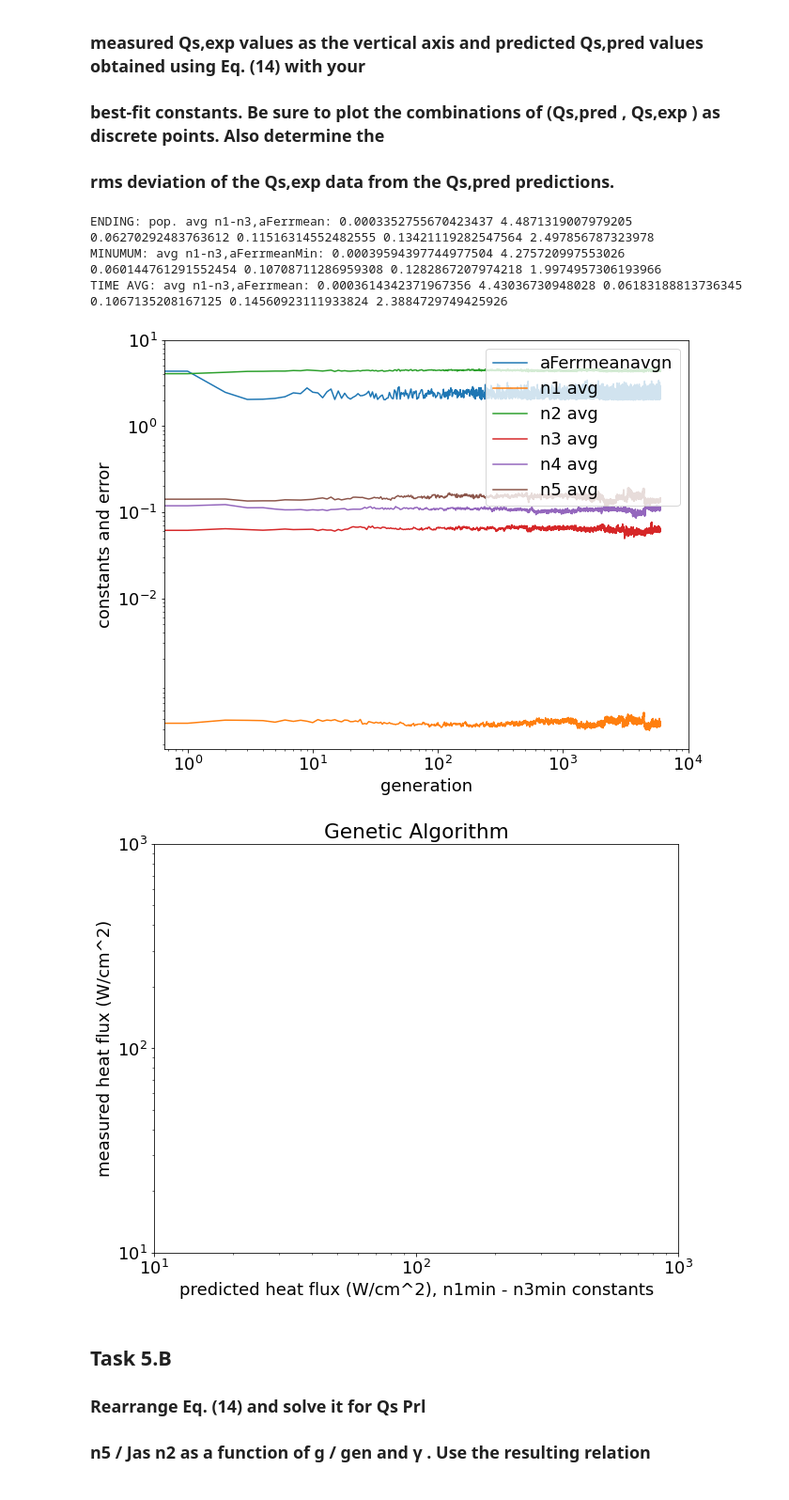
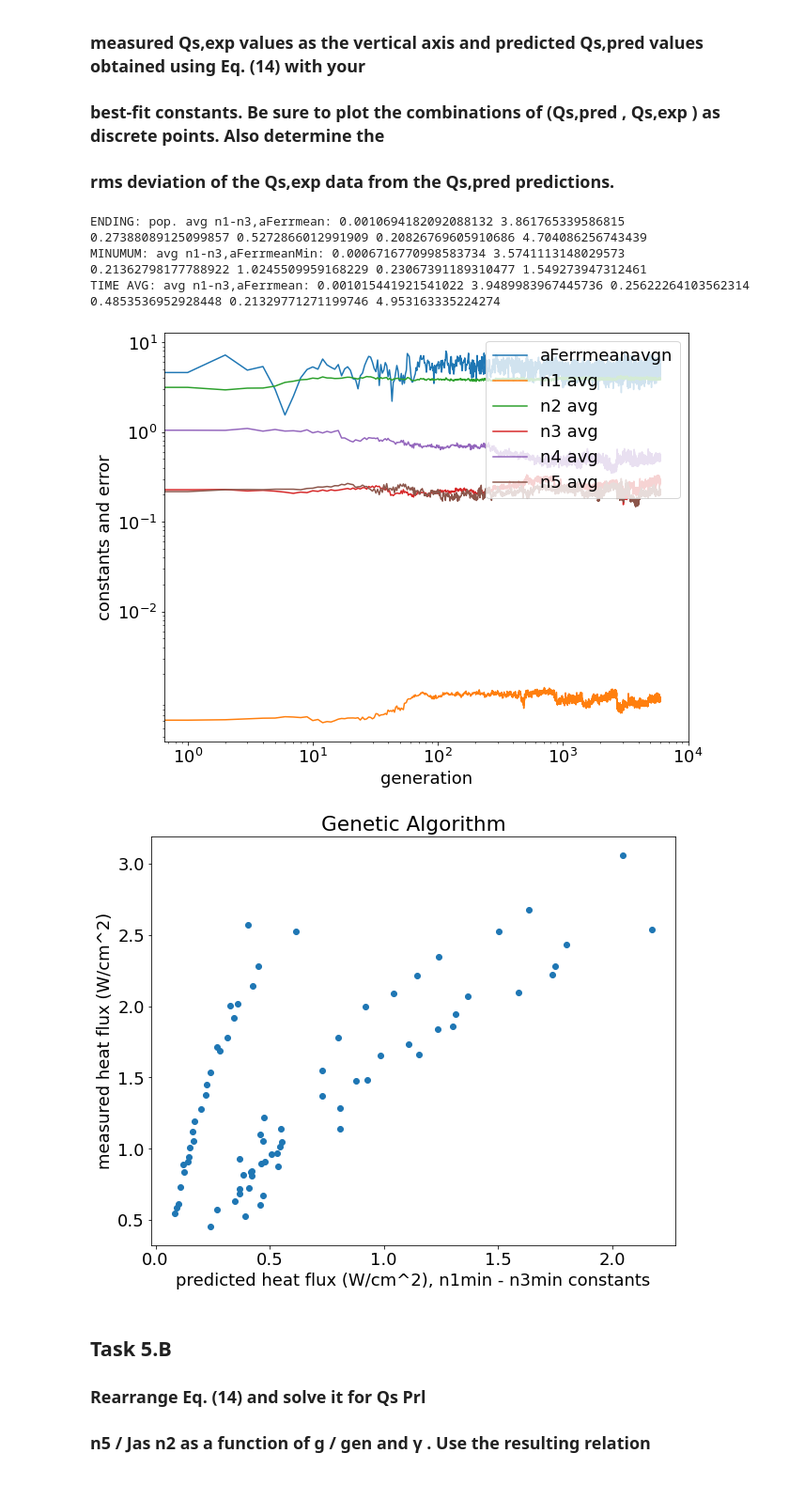
Before and after one commit to joshuaaduarte/Gravitational-Boiling-Machine-Learning, a Jupyter notebook: projectOne.ipynb, the cells around one changed output. Shown at 94% size. Cells and saved outputs as stored; diff of their text form; code cells hidden in the pictures.

```diff
--- a/projectOne.ipynb
+++ b/projectOne.ipynb
@@ -3896,14 +3927,22 @@ for k in range(NGEN-1):
     n4avg.append(0.0)
     n5avg.append(0.0)
 
-'''guesses for initial solution population'''
+'''guesses for initial solution population
 
 n0i = -1.0
 n1i = 0.00027
 n2i = 4.0
 n3i = 0.063
-n4i = 0.1215
+n4i = 1.215
 n5i = 0.145
+'''
+
+n0i = -1.0
+n1i = 0.000476
+n2i = 3.028
+n3i = 0.2249
+n4i = 1.054
+n5i = 0.217
 
 #- initialize arrays before start of evolution loop EL
 #then - create array of DNA strands n[i] and ntemp[i] with dimesnion NS = 5
@@ -4157,41 +4196,41 @@ for i in range(ND):
 plt.rcParams.update({'font.size': 18})
 # aFerrmeanavgn[k] is the mean of the Ferravgn[i] for the population of organisms/solutions
 # computed using the mean n values
 plt.plot(gen, aFerrmeanavgn)
 plt.plot(gen, n1avg)
 plt.plot(gen, n2avg)
 plt.plot(gen, n3avg)
 # plt.legend(['aFerrmeanavgn', 'n1 avg', 'n2 avg', 'n3 avg'], loc='lower left')
 plt.plot(gen, n4avg)
 plt.plot(gen, n5avg)
 plt.legend(['aFerrmeanavgn', 'n1 avg', 'n2 avg', 'n3 avg', 'n4 avg', 'n5 avg'], loc='upper right')
 
 # naming the x axis
 plt.xlabel('generation')
 # naming the y axis
 plt.ylabel('constants and error')
 plt.loglog()
 plt.yticks([0.01,0.1,1.0,10])
 plt.xticks([1,10,100,1000,10000])
 plt.show()
 
 # data vs. predicted heat flux plot
 plt.scatter(qpppred, qppdata)
 plt.title('Genetic Algorithm')
 plt.xlabel('predicted heat flux (W/cm^2), n1min - n3min constants')
 plt.ylabel('measured heat flux (W/cm^2)')
-plt.loglog()
-plt.xlim(xmax = 1000, xmin = 10)
-plt.ylim(ymax = 1000, ymin = 10)
+#plt.loglog()
+#plt.xlim(xmax = 1000, xmin = 10)
+#plt.ylim(ymax = 1000, ymin = 10)
 plt.show()
 
 # end CodeP1.2F22
 # %% [output]
-ENDING: pop. avg n1-n3,aFerrmean: 0.0003352755670423437 4.4871319007979205 0.06270292483763612 0.11516314552482555 0.13421119282547564 2.497856787323978
-MINUMUM: avg n1-n3,aFerrmeanMin: 0.00039594397744977504 4.275720997553026 0.060144761291552454 0.10708711286959308 0.1282867207974218 1.9974957306193966
-TIME AVG: avg n1-n3,aFerrmean: 0.0003614342371967356 4.43036730948028 0.06183188813736345 0.1067135208167125 0.14560923111933824 2.3884729749425926
+ENDING: pop. avg n1-n3,aFerrmean: 0.0010694182092088132 3.861765339586815 0.27388089125099857 0.5272866012991909 0.20826769605910686 4.704086256743439
+MINUMUM: avg n1-n3,aFerrmeanMin: 0.0006716770998583734 3.5741113148029573 0.21362798177788922 1.0245509959168229 0.23067391189310477 1.549273947312461
+TIME AVG: avg n1-n3,aFerrmean: 0.001015441921541022 3.9489983967445736 0.25622264103562314 0.4853536952928448 0.21329771271199746 4.953163335224274
-[figure, old version]
+[figure, new version]
-[figure, old version]
+[figure, new version]
 # %% [markdown]
 ## Task 5.B
 ### Rearrange Eq. (14) and solve it for Qs Prl
```
Also changed, not shown: parts of 2 cells of this notebook.
